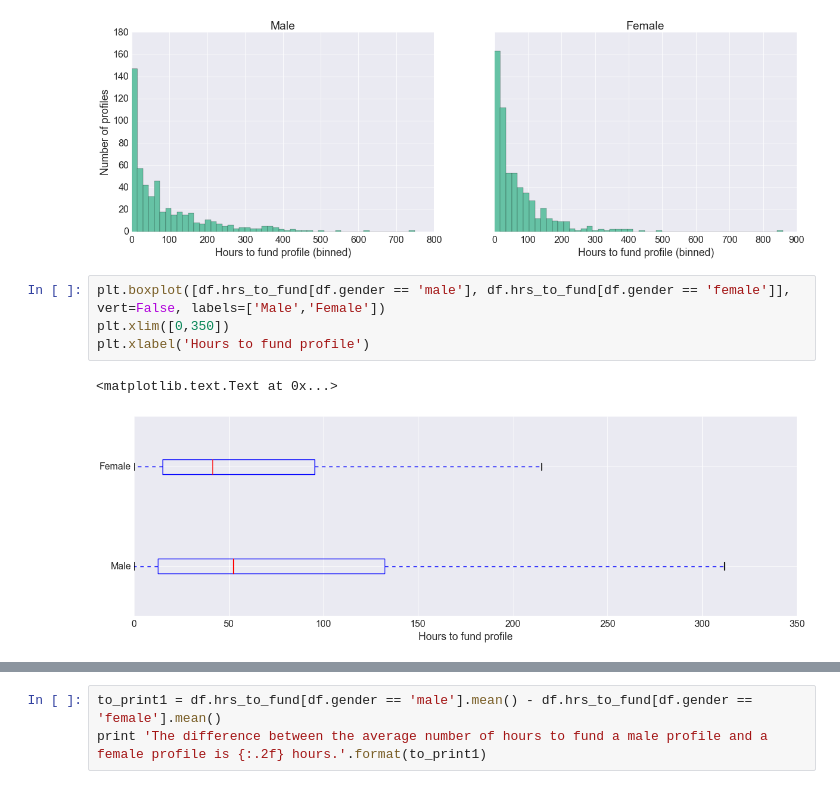
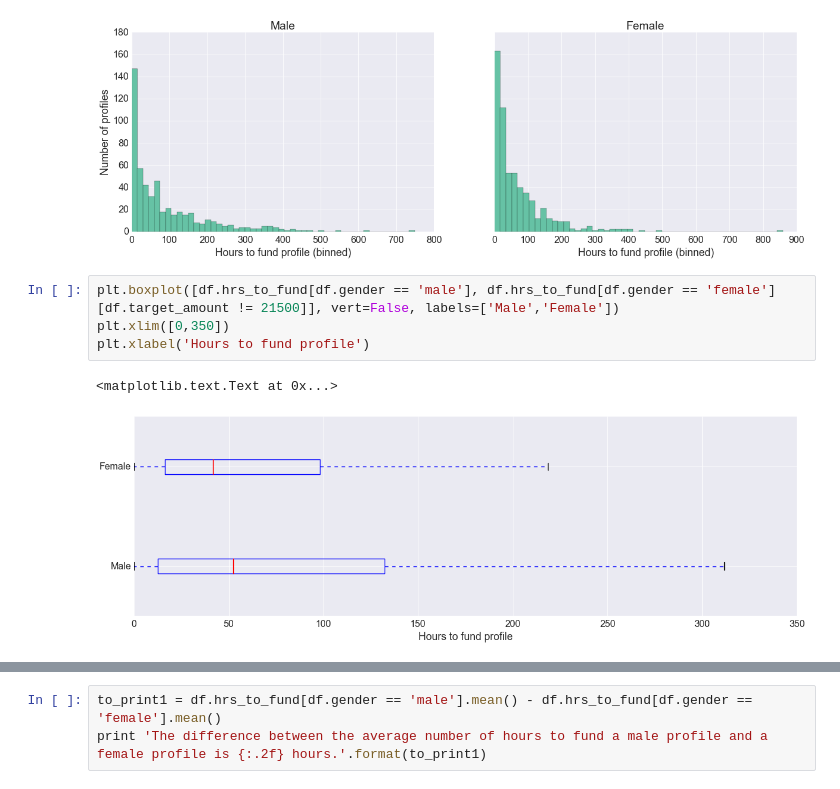
Before and after one commit to alifar76/stats-tests, a Jupyter notebook: frequentist (short version).ipynb, the cells around one changed output, grey strips where cells are left out. Drawn from its saved outputs; the diff is of its cells as text.

```diff
--- a/frequentist (short version).ipynb
+++ b/frequentist (short version).ipynb
@@ -64,9 +64,9 @@ axs[1].set_xlabel('Hours to fund profile (binned)')
 <matplotlib.text.Text at 0x...>
 [figure]
 # %%
-plt.boxplot([df.hrs_to_fund[df.gender == 'male'], df.hrs_to_fund[df.gender == 'female']], vert=False, labels=['Male','Female'])
+plt.boxplot([df.hrs_to_fund[df.gender == 'male'], df.hrs_to_fund[df.gender == 'female'][df.target_amount != 21500]], vert=False, labels=['Male','Female'])
 plt.xlim([0,350])
 plt.xlabel('Hours to fund profile')
 # %% [output]
 <matplotlib.text.Text at 0x...>
-[figure, old version]
+[figure, new version]
```
Also changed, not shown: parts of 1 cell of this notebook, 1 other file.
